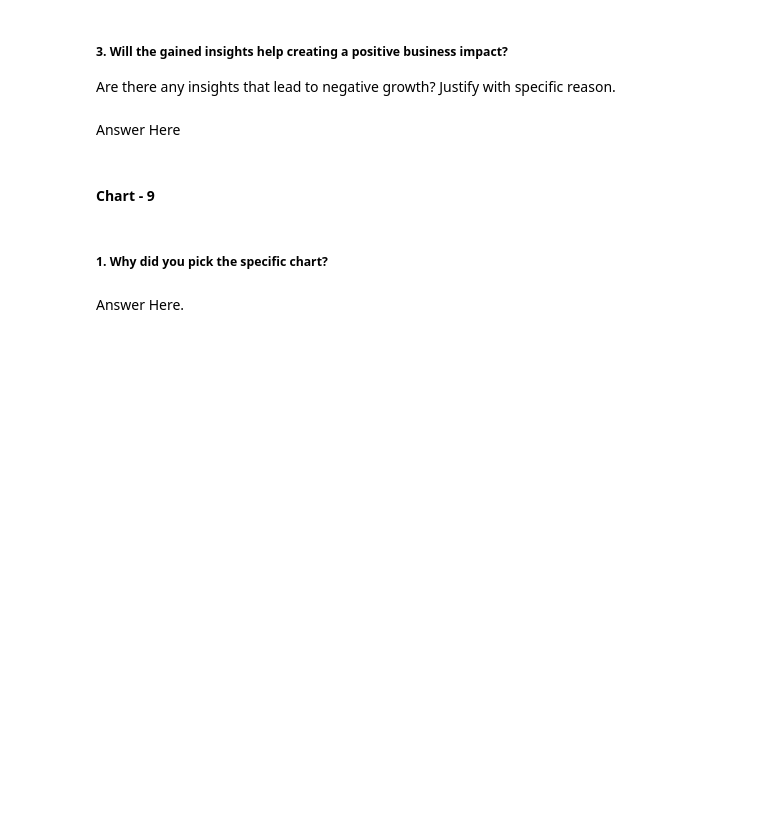
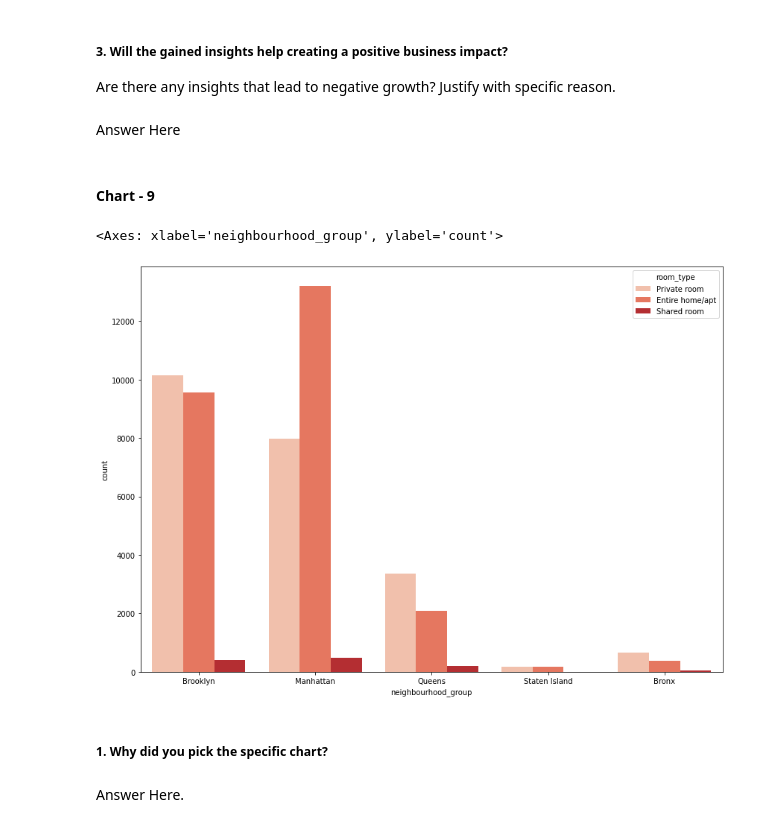
Before and after one commit to HemantSingh108/Airbnb_booking_analysis, a Jupyter notebook: Airbnb_Bookings_Analysis_Capstone_Project.ipynb, the cells around one changed output. Drawn from its saved outputs; the diff is of its cells as text; code cells hidden in the pictures; blank space fills up the shorter version.

```diff
--- a/Airbnb_Bookings_Analysis_Capstone_Project.ipynb
+++ b/Airbnb_Bookings_Analysis_Capstone_Project.ipynb
@@ -512,3 +526,10 @@ Answer Here
+# %%
+# Chart - 9 visualization code
+plt.figure(figsize=(14,10))
+sns.countplot(x= Data.neighbourhood_group,hue =Data.room_type,palette = "Reds" )
+# %% [output]
+<Axes: xlabel='neighbourhood_group', ylabel='count'>
+[figure, added]
 # %% [markdown]
 ##### 1. Why did you pick the specific chart?
 # %% [markdown]
```
Also changed, not shown: parts of 35 cells of this notebook.
